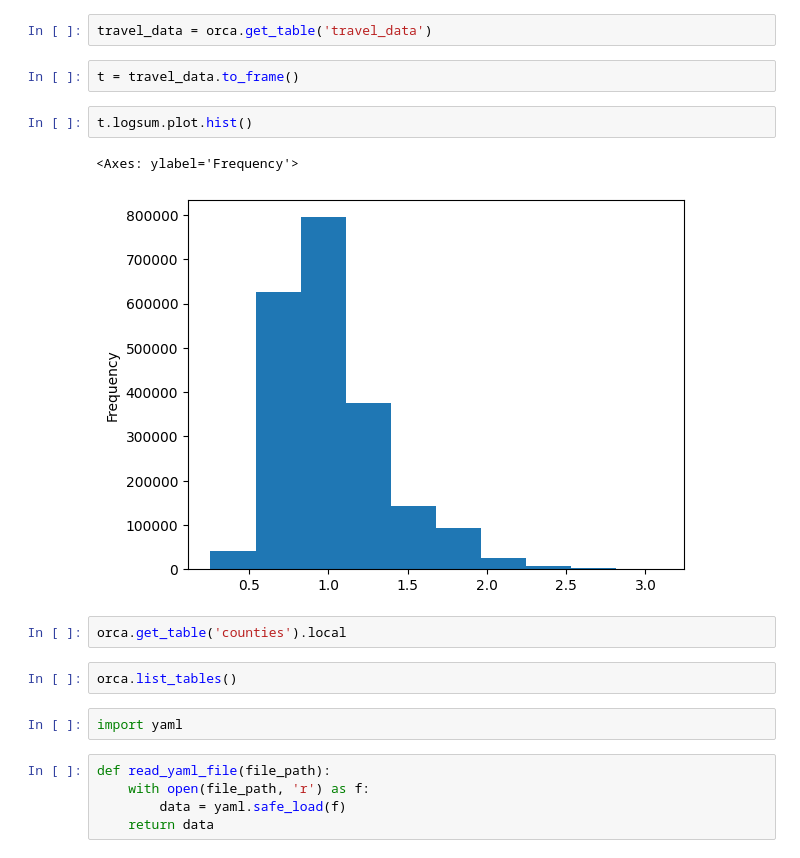
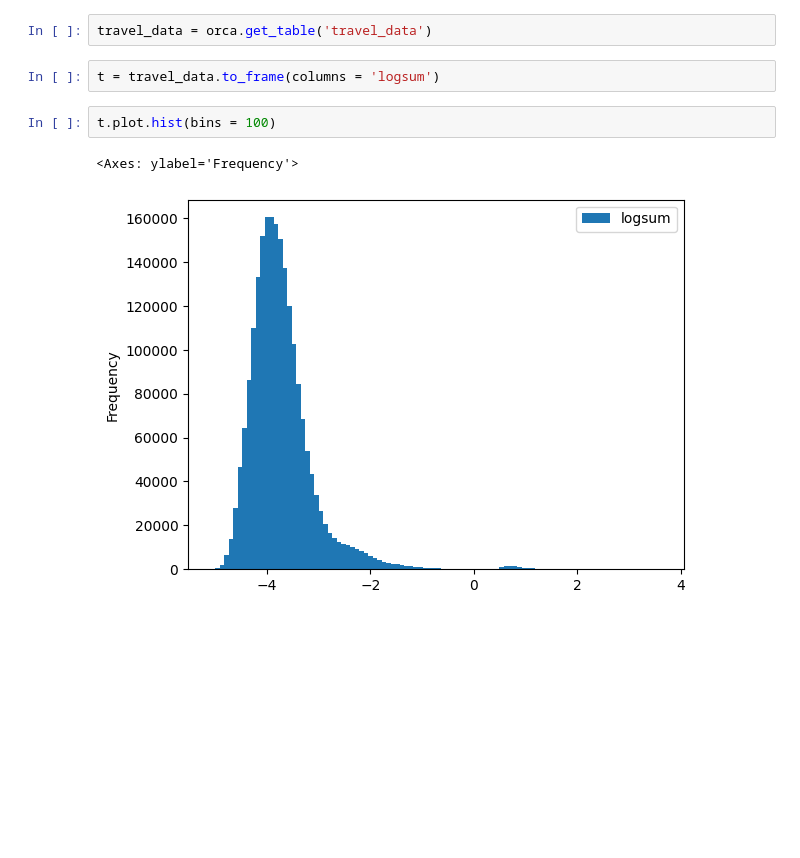
Before and after one commit to urbansim/LBNL_DEMOS, a Jupyter notebook: demos_urbansim/notebooks/TESTING_overall.ipynb, the cells around one changed output. Saved outputs shown, nothing was run; the diff lists cells and outputs as text; blank space fills up the shorter version.

```diff
--- a/demos_urbansim/notebooks/TESTING_overall.ipynb
+++ b/demos_urbansim/notebooks/TESTING_overall.ipynb
@@ -67,20 +67,9 @@ Total time to execute iteration 1 with iteration value None: 5.21 s
 # %%
 travel_data = orca.get_table('travel_data')
 # %%
-t = travel_data.to_frame()
+t = travel_data.to_frame(columns = 'logsum')
 # %%
-t.logsum.plot.hist()
+t.plot.hist(bins = 100)
 # %% [output]
 <Axes: ylabel='Frequency'>
-[figure, old version]
+[figure, new version]
-# %%
-orca.get_table('counties').local
-# %%
-orca.list_tables()
-# %%
-import yaml
-# %%
-def read_yaml_file(file_path):
-    with open(file_path, 'r') as f:
-        data = yaml.safe_load(f)
-    return data
```
Also changed, not shown: parts of 5 cells of this notebook, 3 other files.
